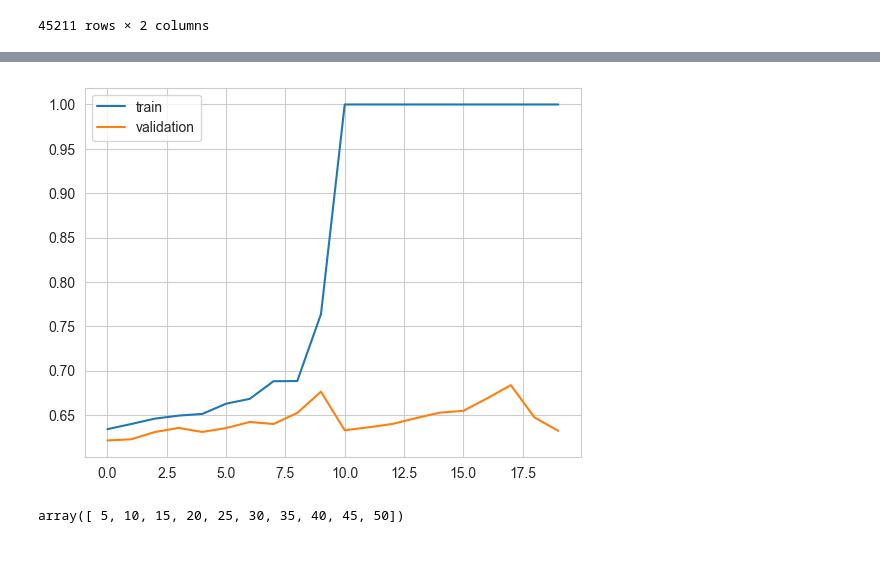
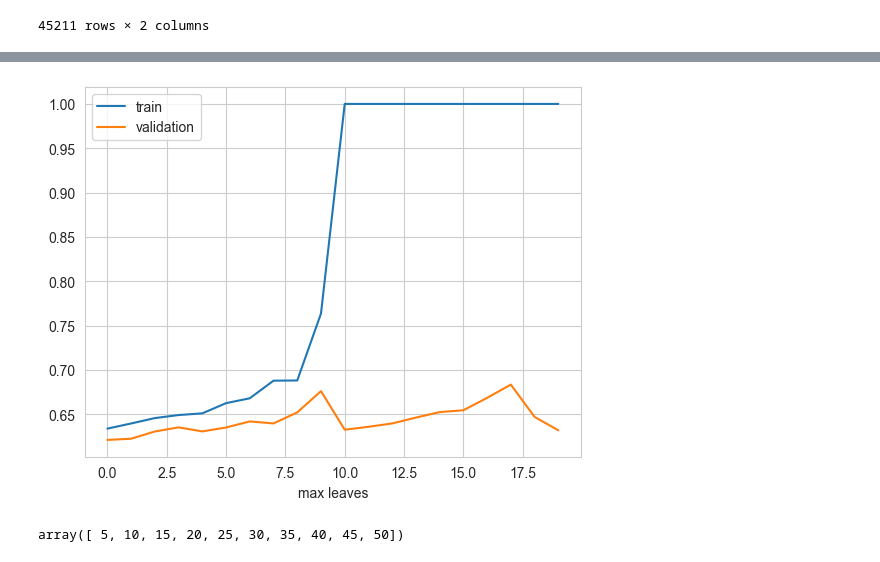
Before and after one commit to Steeve3/ML-model, a Jupyter notebook: notebooks/bank_notebook.ipynb, the cells around one changed output, grey strips where cells are left out. Drawn from its saved outputs; the diff is of its cells as text; code cells hidden in the pictures.

```diff
--- a/notebooks/bank_notebook.ipynb
+++ b/notebooks/bank_notebook.ipynb
@@ -602,15 +602,15 @@ for cur_n_neighbors in n_neighbors: #hyperparameters to explore
 # %%
 # plot validation vs test errors at increasing model complexity
 idxs = np.argsort(train_errors) #we use the train errors as a measure of the model complexity
 
 plt.figure()
 plt.plot(np.asarray(train_errors)[idxs])
 plt.plot(np.asarray(val_errors)[idxs])
 plt.legend(['train','validation'])
-# plt.xlabel('max leaves')
+plt.xlabel('max leaves')
 plt.show()
 
 n_neighbors
 # %% [output]
-[figure, old version]
+[figure, new version]
 array([ 5, 10, 15, 20, 25, 30, 35, 40, 45, 50])
```
Also changed, not shown: parts of 28 cells of this notebook, 2 other files.
